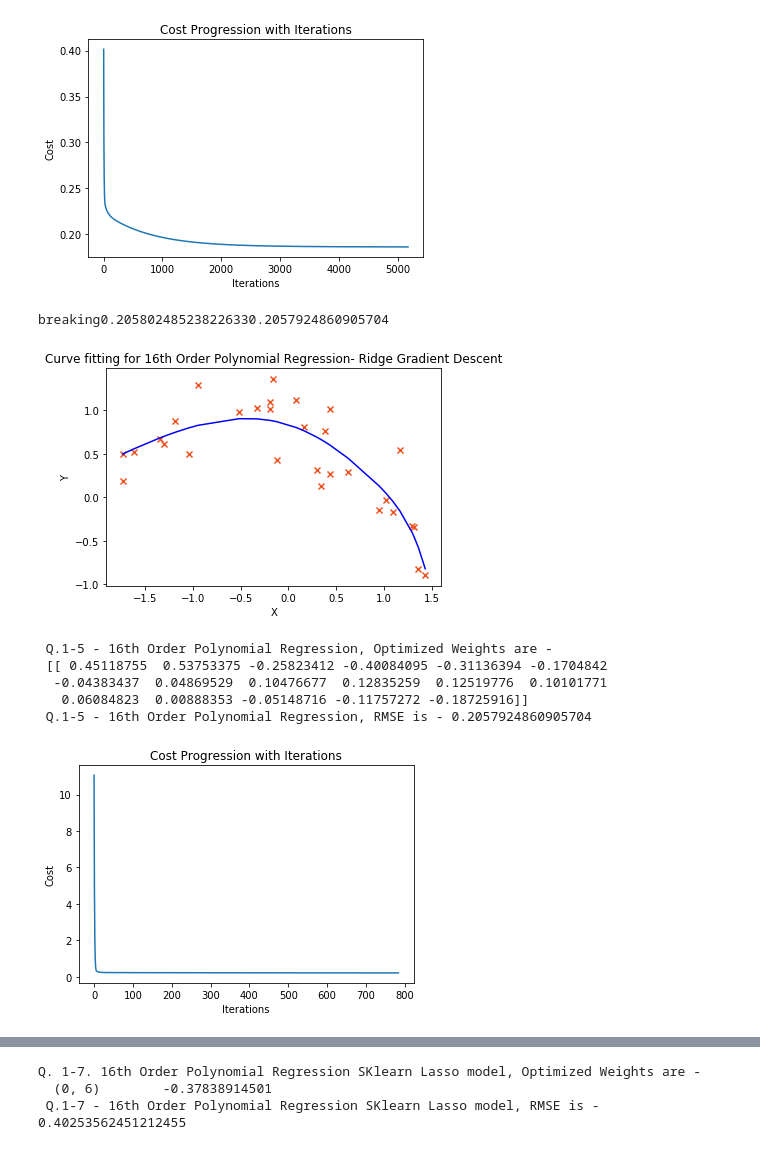
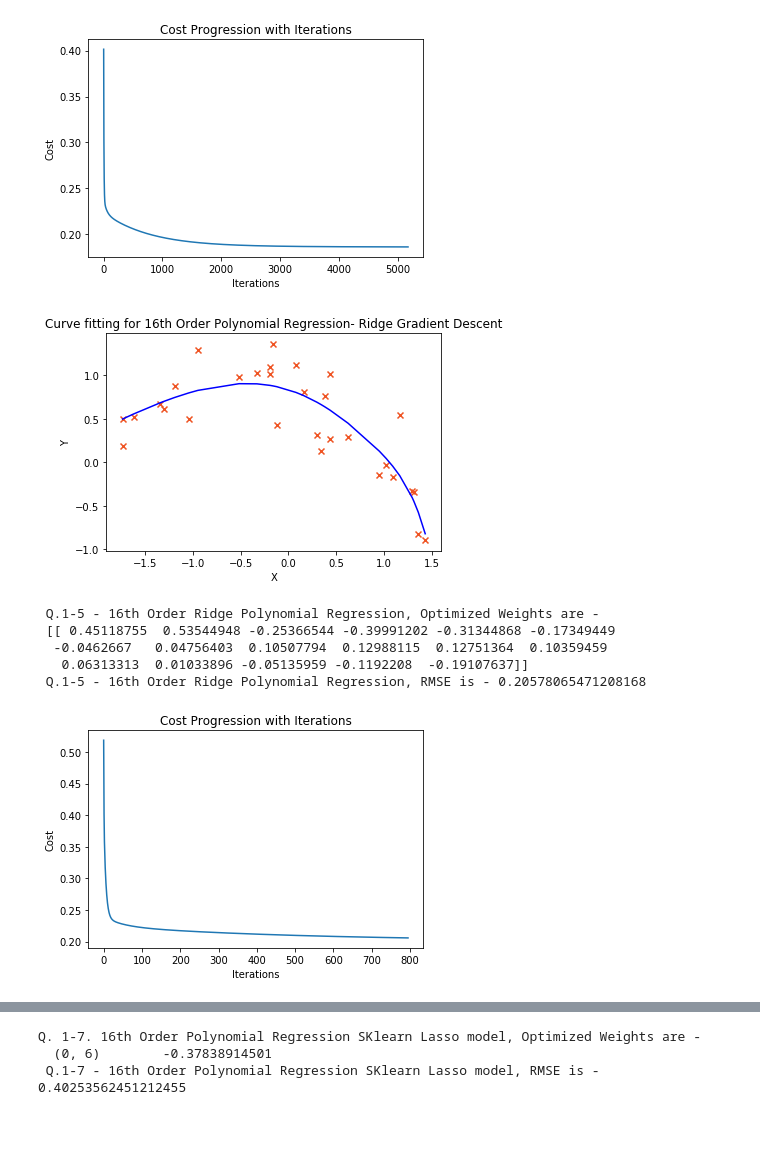
Before and after one commit to MeenakshiParyani/Polynomial-Regression, a Jupyter notebook: Polynomial-Regression.ipynb, the cells around one changed output, grey strips where cells are left out. Drawn from its saved outputs; the diff is of its cells as text; code cells hidden in the pictures.

```diff
--- a/Polynomial-Regression.ipynb
+++ b/Polynomial-Regression.ipynb
@@ -102,24 +101,24 @@ def generatePolynomialInput(df, order):
         df[i] = df['x']**i
     return df
 
-def performPolynomialRegression(df, learning_rate, iters, order):
+def performPolynomialRegression(df, learning_rate, iters, order, xheader, yheader, plt_title, draw):
     beta = np.matrix(np.zeros(order+1))
     #print(df.head())
     normalized_df_poly = generatePolynomialInput(df, order)
     #print(normalized_df_poly.head())
-    X, Y = normalizeData(normalized_df_poly, True); # Normalize the data for proper scaling
+    X, Y = normalizeData(normalized_df_poly, True, xheader, yheader); # Normalize the data for proper scaling
     XM = np.matrix(X.values)
     YM = np.matrix(Y.values)
     Xcord = list(XM[:,1].flat)
     Ycord = list(YM[:,0].flat)
     beta, costs, rmse = gradientDescentUsingMatrix(XM, YM, beta, learning_rate, iters)
     y_pred = XM * beta.T
-    drawPlot(Xcord, Ycord, y_pred, order, '');
-    return beta, rmse, costs
-
+    if(draw):
+        drawPlot(Xcord, Ycord, y_pred, order, plt_title, 'X', 'Y');
+    return beta, rmse, costs, X
 
 df = data1;
-beta, rmse, costs = performPolynomialRegression(df, 0.5, 10000, 2)
+beta, rmse, costs, X = performPolynomialRegression(df, 0.5, 10000, 2, 'x', 'y', '', True)
 print(" Q.1-2 - 2nd Order Polynomial Regression, Optimized Weights are -\n",beta)
 print(" Q.1-2 - 2nd Order Polynomial Regression, RMSE is - " + colored('RMSE is - ' + str(rmse), 'green'))
 plotCostHistory(costs)
@@ -148,7 +147,7 @@ plotCostHistory(costs)
 # Q.1-4 - 16th Order Polynomial Regression
 
 df = data1;
-beta, rmse, costs = performPolynomialRegression(df, 0.1, 10000, 16)
+beta, rmse, costs, X= performPolynomialRegression(df, 0.1, 10000, 16, 'x', 'y', '', True)
 print(" Q.1-4 - 16th Order Polynomial Regression, Optimized Weights are -\n", beta)
 print(" Q.1-4 - 16th Order Polynomial Regression, " + colored('RMSE is - ' + str(rmse), 'green'))
 plotCostHistory(costs)
@@ -174,55 +173,55 @@ def ridgeGradientDescent(X, Y, alpha, iters, lamda):
     x=np.matrix(X)
     y=np.matrix(Y)
     m, n = np.shape(X)
-    beta = np.matrix(np.ones(n)).transpose()
+    beta = np.matrix(np.zeros(n)).transpose()
     XT = x.transpose()
     old_cost = sys.maxsize
     new_cost = sys.maxsize
     cost_history = []
     for i in range(0, iters):
         y_new = np.dot(X, beta)
         error = y_new - y
         old_cost = new_cost
         new_cost = get_rmse2(np.matrix(X), y, beta, lamda)
         if(abs(old_cost - new_cost) < 0.00001):
-            print("breaking" + str(old_cost) + str(new_cost))
+            #print("breaking" + str(old_cost) + str(new_cost))
             break;
         cost_history.append(new_cost)
         #print("iteration:", i, "RMSE:", str(new_cost))
         old_gradient = np.dot(XT, error) / m
         temp = alpha * (old_gradient + (lamda/m)*beta)
         beta = beta - temp
     return beta, new_cost, cost_history
 
-def performRidgePolynomialRegression(df, learning_rate, iters, order, lamda):
+def performRidgePolynomialRegression(df, learning_rate, iters, order, lamda, xheader, yheader, draw):
     beta = np.matrix(np.zeros(order+1))
     #print(df.head())
     normalized_df_poly = generatePolynomialInput(df, order)
     #print(normalized_df_poly.head())
-    X, Y = normalizeData(normalized_df_poly, True); # Normalize the data for proper scaling
+    X, Y = normalizeData(normalized_df_poly, True,xheader, yheader); # Normalize the data for proper scaling
     XM = np.matrix(X.values)
     YM = np.matrix(Y.values)
     Xcord = list(XM[:,1].flat)
     Ycord = list(YM[:,0].flat)
     beta, rmse, costs = ridgeGradientDescent(X, Y, learning_rate, iters, lamda)
     y_pred = XM * beta
-    drawPlot(Xcord, Ycord, y_pred, order,'- Ridge Gradient Descent');
+    if(draw):
+        drawPlot(Xcord, Ycord, y_pred, order,'- Ridge Gradient Descent', 'X', 'Y');
     return beta, rmse, costs
 
 df = data1;
-beta, rmse, costs = performRidgePolynomialRegression(df, 0.1, 10000, 16, 0.1)
-print(" Q.1-5 - 16th Order Polynomial Regression, Optimized Weights are -\n", beta.ravel())
-print(" Q.1-5 - 16th Order Polynomial Regression, " + colored('RMSE is - ' + str(rmse), 'green'))
+beta, rmse, costs = performRidgePolynomialRegression(df, 0.1, 10000, 16, 0.1, 'x', 'y', True)
+print(" Q.1-5 - 16th Order Ridge Polynomial Regression, Optimized Weights are -\n", beta.ravel())
+print(" Q.1-5 - 16th Order Ridge Polynomial Regression, " + colored('RMSE is - ' + str(rmse), 'green'))
 plotCostHistory(costs)
 # %% [output]
+[figure]
-breaking0.205802485238226330.2057924860905704
+ Q.1-5 - 16th Order Ridge Polynomial Regression, Optimized Weights are -
+ [[ 0.45118755  0.53544948 -0.25366544 -0.39991202 -0.31344868 -0.17349449
+  -0.0462667   0.04756403  0.10507794  0.12988115  0.12751364  0.10359459
+   0.06313313  0.01033896 -0.05135959 -0.1192208  -0.19107637]]
+ Q.1-5 - 16th Order Ridge Polynomial Regression, RMSE is - 0.20578065471208168
-[figure]
- Q.1-5 - 16th Order Polynomial Regression, Optimized Weights are -
- [[ 0.45118755  0.53753375 -0.25823412 -0.40084095 -0.31136394 -0.1704842
-  -0.04383437  0.04869529  0.10476677  0.12835259  0.12519776  0.10101771
-   0.06084823  0.00888353 -0.05148716 -0.11757272 -0.18725916]]
- Q.1-5 - 16th Order Polynomial Regression, RMSE is - 0.2057924860905704
-[figure, old version]
+[figure, new version]
 # %%
 # 1-6 16th Order Polynomial Regression scikit-learn Ridge model
 
```
Also changed, not shown: parts of 9 cells of this notebook.
